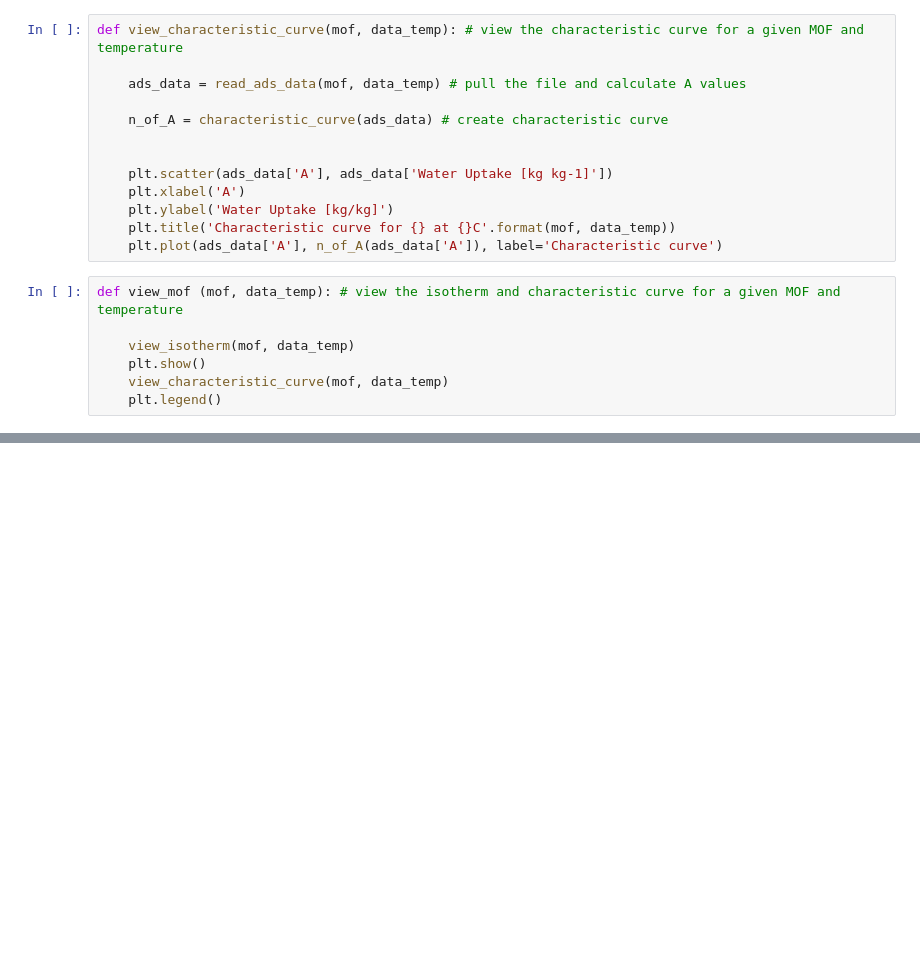
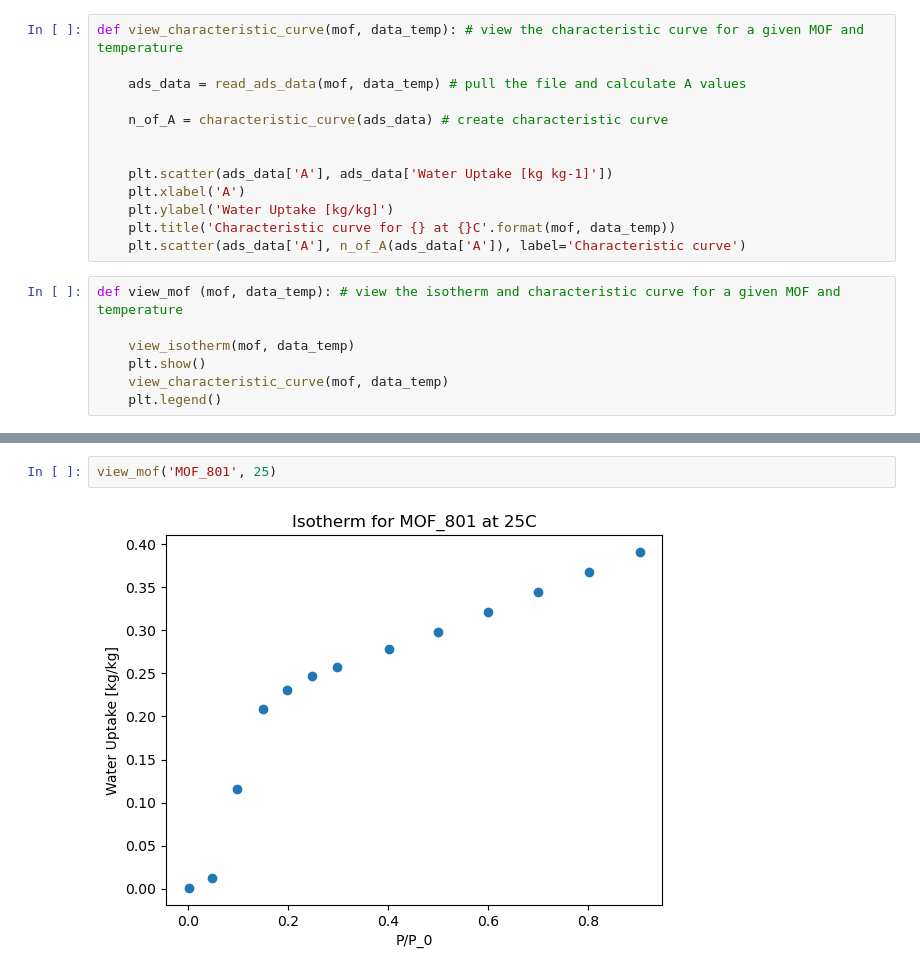
Before and after one commit to SimonEnsemble/water_harvesting, a Jupyter notebook: Polanyi_calculation_general.ipynb, the cells around one changed output, grey strips where cells are left out. Saved outputs shown, nothing was run; the diff lists cells and outputs as text; blank space fills up the shorter version.

```diff
--- a/Polanyi_calculation_general.ipynb
+++ b/Polanyi_calculation_general.ipynb
@@ -218,7 +235,7 @@ def view_characteristic_curve(mof, data_temp): # view the characteristic curve f
     plt.xlabel('A')
     plt.ylabel('Water Uptake [kg/kg]')
     plt.title('Characteristic curve for {} at {}C'.format(mof, data_temp))
-    plt.plot(ads_data['A'], n_of_A(ads_data['A']), label='Characteristic curve')
+    plt.scatter(ads_data['A'], n_of_A(ads_data['A']), label='Characteristic curve')
 # %%
 def view_mof (mof, data_temp): # view the isotherm and characteristic curve for a given MOF and temperature
 
@@ -228,0 +330,4 @@ def view_mof (mof, data_temp): # view the isotherm and characteristic curve for
+# %%
+view_mof('MOF_801', 25)
+# %% [output]
+[figure, added]
```
Also changed, not shown: parts of 12 cells of this notebook.
